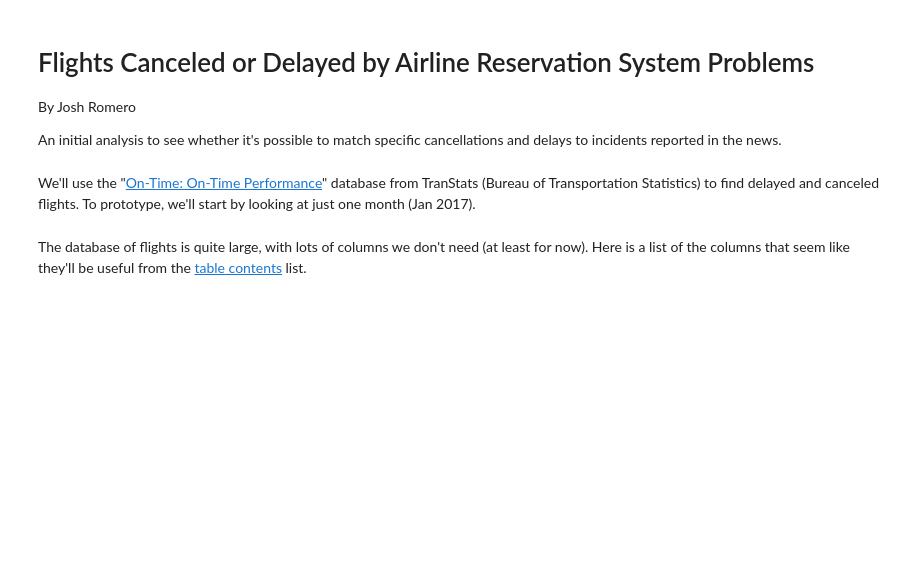
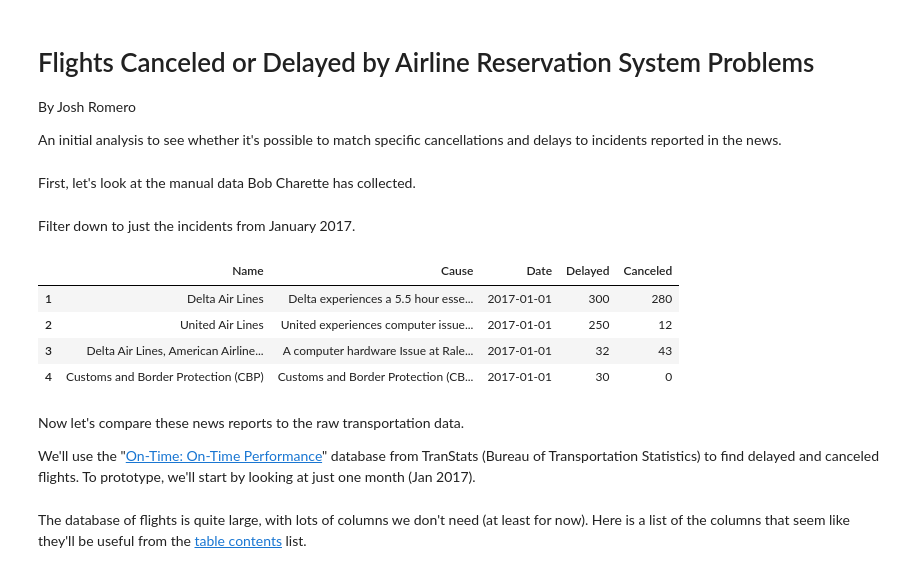
Before and after one commit to joshuarrrr/airline-it-problems, a Jupyter notebook: Flight Reservation Glitches.ipynb, the cells around one changed output. Drawn from its saved outputs; the diff is of its cells as text; code cells hidden in the pictures; blank space fills up the shorter version.

Commit message:
add initial import of Bob's CSV data

```diff
--- a/Flight Reservation Glitches.ipynb
+++ b/Flight Reservation Glitches.ipynb
@@ -15,7 +15,37 @@ import matplotlib.pyplot as plt
 %matplotlib inline
 plt.style.use('ggplot')
 # plt.style.use('seaborn')
+# %% [markdown]
+First, let's look at the manual data Bob Charette has collected.
+# %%
+bobs_data = pd.read_csv('raw_data/RF-flights.csv')
+
+# Convert date column
+bobs_data.Date = pd.to_datetime(bobs_data.Date)
+
+# Separate the impact column into separate columns for impacts and delays, asuming delays are always listed first,
+# that there are never incidents that result only in cancelations.
+bobs_data['Delayed'] = bobs_data['People/Other Impact'].apply(
+        lambda x: int(str(x).split(',')[0].split()[0]) if not pd.isnull(x) else 0
+    )
+bobs_data['Canceled'] = bobs_data['People/Other Impact'].apply(
+        lambda x: int(str(x).split(',')[1].split()[0]) if ',' in str(x) else 0
+    )
+# %% [markdown]
+Filter down to just the incidents from January 2017.
+# %%
+jan_incidents = bobs_data[
+    bobs_data['Date'] == pd.to_datetime('2017-01-01')].sort_values(by='Delayed', ascending=False)
+jan_incidents[['Name','Cause','Date','Delayed','Canceled']]
+# %% [output]
+|  | Name | Cause | Date | Delayed | Canceled |
+| 1 | Delta Air Lines | Delta experiences a 5.5 hour esse... | 2017-01-01 | 300 | 280 |
+| 2 | United Air Lines | United experiences computer issue... | 2017-01-01 | 250 | 12 |
+| 3 | Delta Air Lines, American Airline... | A computer hardware Issue at Rale... | 2017-01-01 | 32 | 43 |
+| 4 | Customs and Border Protection (CBP) | Customs and Border Protection (CB... | 2017-01-01 | 30 | 0 |
 # %% [markdown]
+Now let's compare these news reports to the raw transportation data.
+
 We'll use the "[On-Time: On-Time Performance](https://www.transtats.bts.gov/DL_SelectFields.asp?Table_ID=236&DB_Short_Name=On-Time)" database from TranStats (Bureau of Transportation Statistics) to find delayed and canceled flights. To prototype, we'll start by looking at just one month (Jan 2017).
 # %%
 flight_data = 'raw_data/On_Time_On_Time_Performance_2017_1.csv'
```
Also changed, not shown: parts of 1 cell of this notebook.
